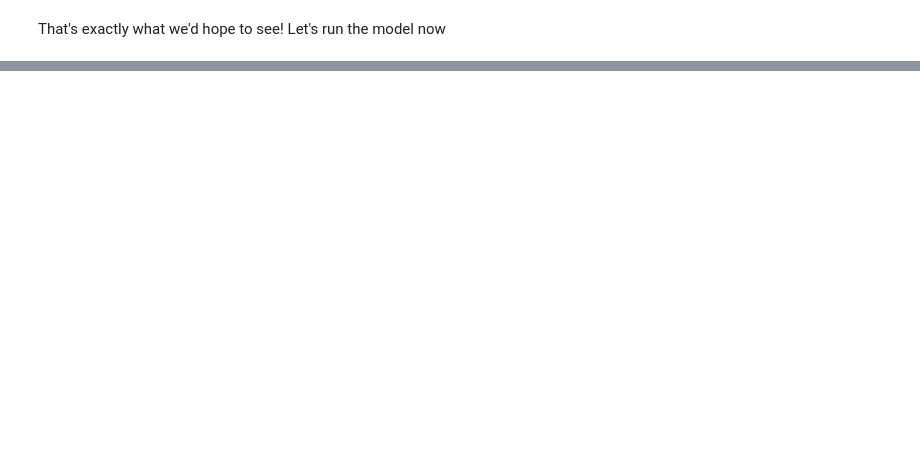
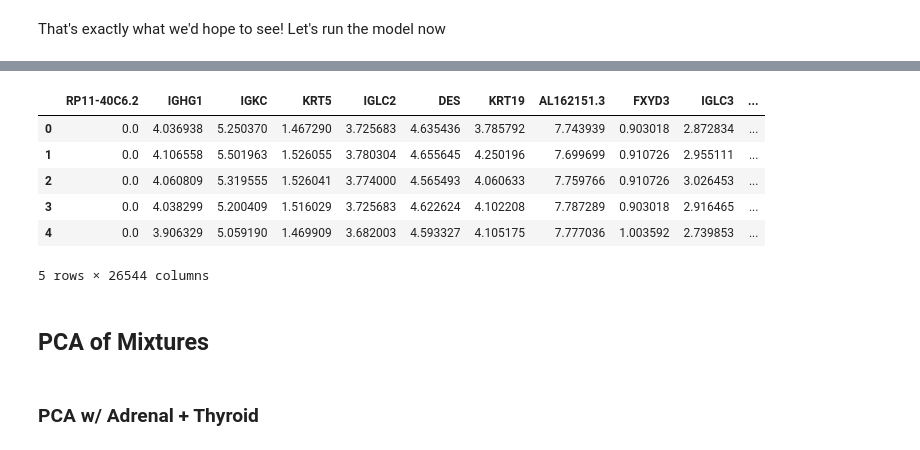
Before and after one commit to jvivian/Bayesian-Outlier-Model, a Jupyter notebook: notebooks/Mixture-Model-Simulation-Validation.ipynb, the cells around one changed output, grey strips where cells are left out. Saved outputs shown, nothing was run; the diff lists cells and outputs as text; code cells hidden in the pictures; blank space fills up the shorter version.

```diff
--- a/notebooks/Mixture-Model-Simulation-Validation.ipynb
+++ b/notebooks/Mixture-Model-Simulation-Validation.ipynb
@@ -187,0 +164,28 @@ ppp['all'] = r.outlier.posterior_predictive_pvals(mix_sample, ppc)
+# %%
+adrenal = gtex[gtex.tissue == 'Adrenal']
+thyroid = gtex[gtex.tissue == 'Thyroid']
+# %%
+samples = []
+for i in range(50):
+    s1 = np.random.choice(adrenal.index, 100, replace=False)
+    s2 = np.random.choice(thyroid.index, 100, replace=False)
+
+    g1 = adrenal.loc[s1]
+    g2 = thyroid.loc[s2]
+
+    vec = pd.concat([g1, g2])[genes].median()
+    samples.append(vec)
+mixture_matrix = pd.concat(samples, axis=1).T
+mixture_matrix = mixture_matrix.assign(tissue='Mixture')
+# %%
+mixture_matrix.head()
+# %% [output]
+|  | RP11-40C6.2 | IGHG1 | IGKC | KRT5 | IGLC2 | DES | KRT19 | AL162151.3 | FXYD3 | IGLC3 | ... |
+| 0 | 0.0 | 4.036938 | 5.250370 | 1.467290 | 3.725683 | 4.635436 | 3.785792 | 7.743939 | 0.903018 | 2.872834 | ... |
+| 1 | 0.0 | 4.106558 | 5.501963 | 1.526055 | 3.780304 | 4.655645 | 4.250196 | 7.699699 | 0.910726 | 2.955111 | ... |
+| 2 | 0.0 | 4.060809 | 5.319555 | 1.526041 | 3.774000 | 4.565493 | 4.060633 | 7.759766 | 0.910726 | 3.026453 | ... |
+| 3 | 0.0 | 4.038299 | 5.200409 | 1.516029 | 3.725683 | 4.622624 | 4.102208 | 7.787289 | 0.903018 | 2.916465 | ... |
+| 4 | 0.0 | 3.906329 | 5.059190 | 1.469909 | 3.682003 | 4.593327 | 4.105175 | 7.777036 | 1.003592 | 2.739853 | ... |
+5 rows × 26544 columns
+# %% [markdown]
+## PCA of Mixtures
@@ -187,0 +194,2 @@ ppp['all'] = r.outlier.posterior_predictive_pvals(mix_sample, ppc)
+# %% [markdown]
+### PCA w/ Adrenal + Thyroid
```
Also changed, not shown: parts of 52 cells of this notebook, 35 other files.
